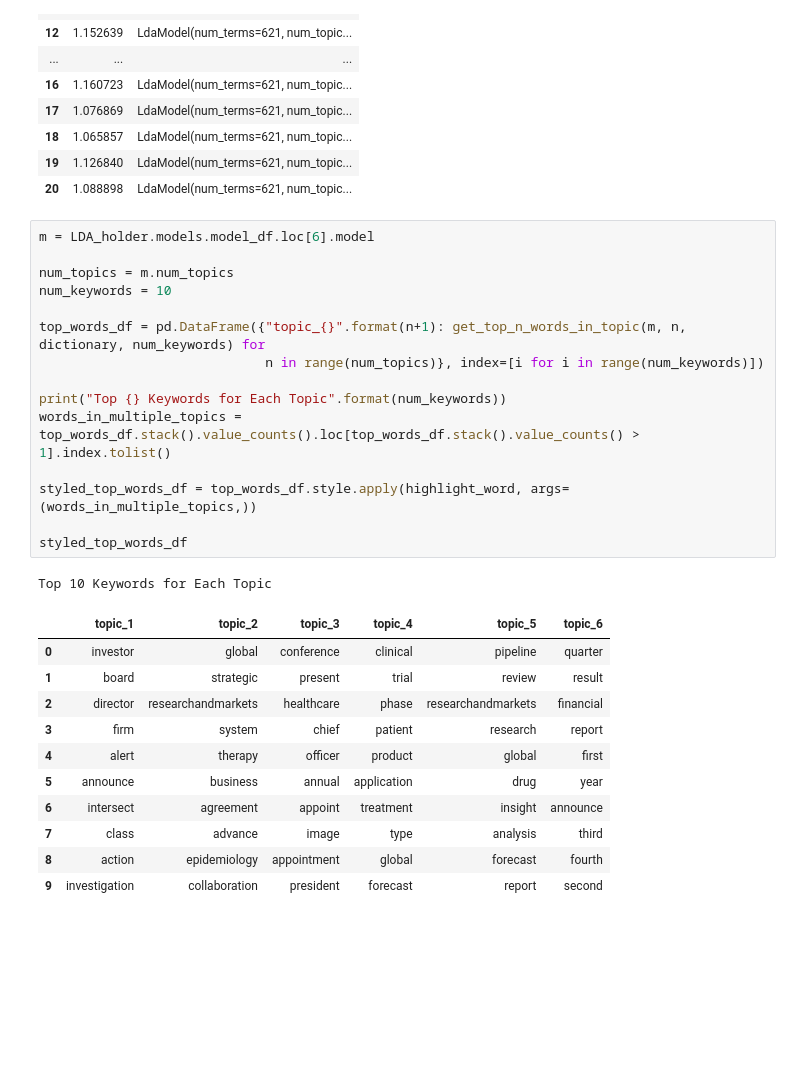
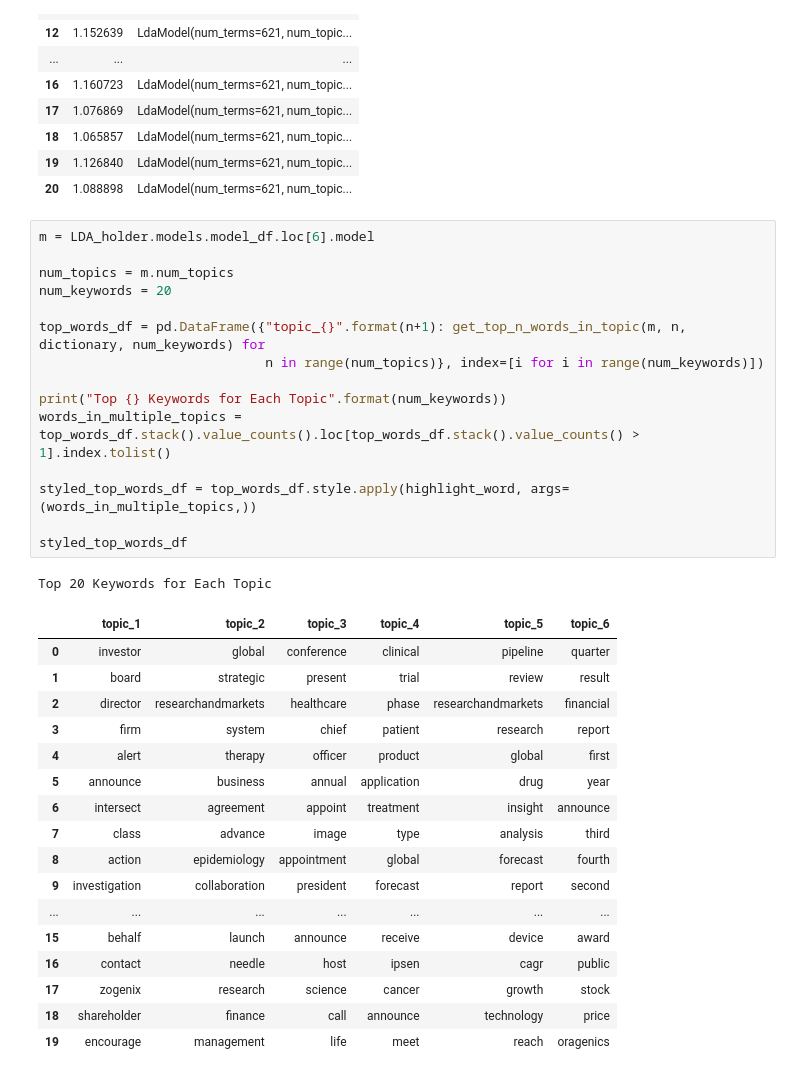
Before and after one commit to mikebrowne/BioPharmaceuticalFactorModel, a Jupyter notebook: notebooks/exploratory/05-TopicModelling-NotesAndPlayground.ipynb, the cells around one changed output. Drawn from its saved outputs; the diff is of its cells as text; blank space fills up the shorter version.

```diff
--- a/notebooks/exploratory/05-TopicModelling-NotesAndPlayground.ipynb
+++ b/notebooks/exploratory/05-TopicModelling-NotesAndPlayground.ipynb
@@ -799,28 +799,34 @@ LDA_holder.models.model_df
 # %%
 m = LDA_holder.models.model_df.loc[6].model
 
 num_topics = m.num_topics
-num_keywords = 10
+num_keywords = 20
 
 top_words_df = pd.DataFrame({"topic_{}".format(n+1): get_top_n_words_in_topic(m, n, dictionary, num_keywords) for
                              n in range(num_topics)}, index=[i for i in range(num_keywords)])
 
 print("Top {} Keywords for Each Topic".format(num_keywords))
 words_in_multiple_topics = top_words_df.stack().value_counts().loc[top_words_df.stack().value_counts() > 1].index.tolist()
 
 styled_top_words_df = top_words_df.style.apply(highlight_word, args=(words_in_multiple_topics,))
 
 styled_top_words_df
 # %% [output]
-Top 10 Keywords for Each Topic
+Top 20 Keywords for Each Topic
 |  | topic_1 | topic_2 | topic_3 | topic_4 | topic_5 | topic_6 |
 | 0 | investor | global | conference | clinical | pipeline | quarter |
 | 1 | board | strategic | present | trial | review | result |
 | 2 | director | researchandmarkets | healthcare | phase | researchandmarkets | financial |
 | 3 | firm | system | chief | patient | research | report |
 | 4 | alert | therapy | officer | product | global | first |
 | 5 | announce | business | annual | application | drug | year |
 | 6 | intersect | agreement | appoint | treatment | insight | announce |
 | 7 | class | advance | image | type | analysis | third |
 | 8 | action | epidemiology | appointment | global | forecast | fourth |
 | 9 | investigation | collaboration | president | forecast | report | second |
+| ... | ... | ... | ... | ... | ... | ... |
+| 15 | behalf | launch | announce | receive | device | award |
+| 16 | contact | needle | host | ipsen | cagr | public |
+| 17 | zogenix | research | science | cancer | growth | stock |
+| 18 | shareholder | finance | call | announce | technology | price |
+| 19 | encourage | management | life | meet | reach | oragenics |
```
Also changed, not shown: parts of 22 cells of this notebook, 3 other files.
